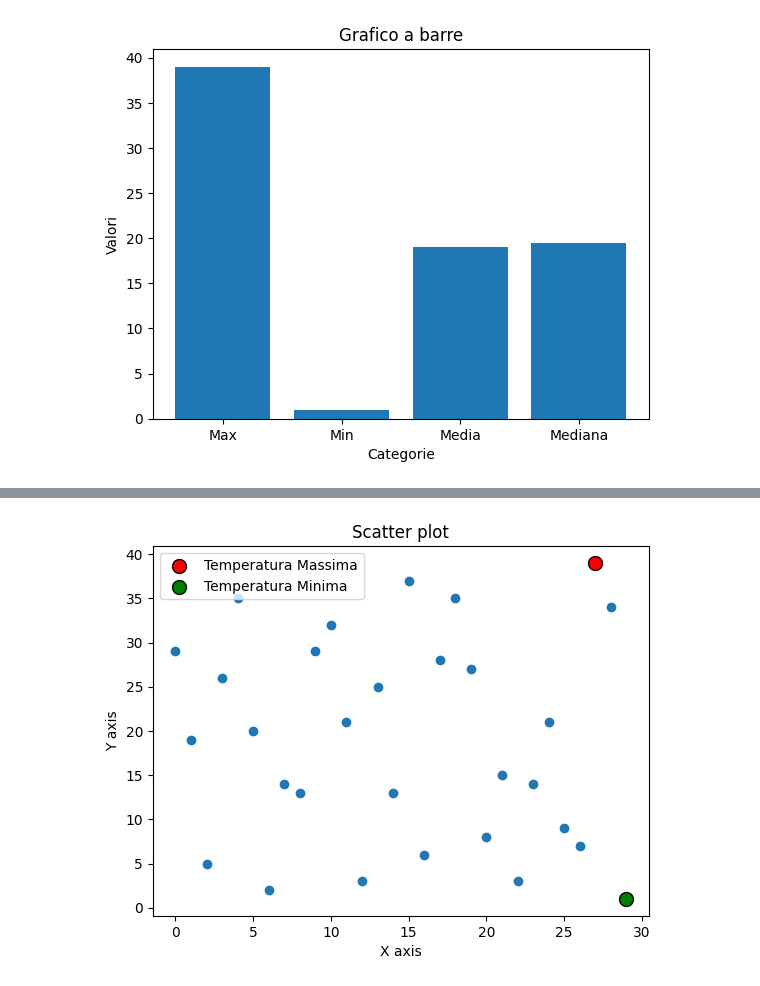
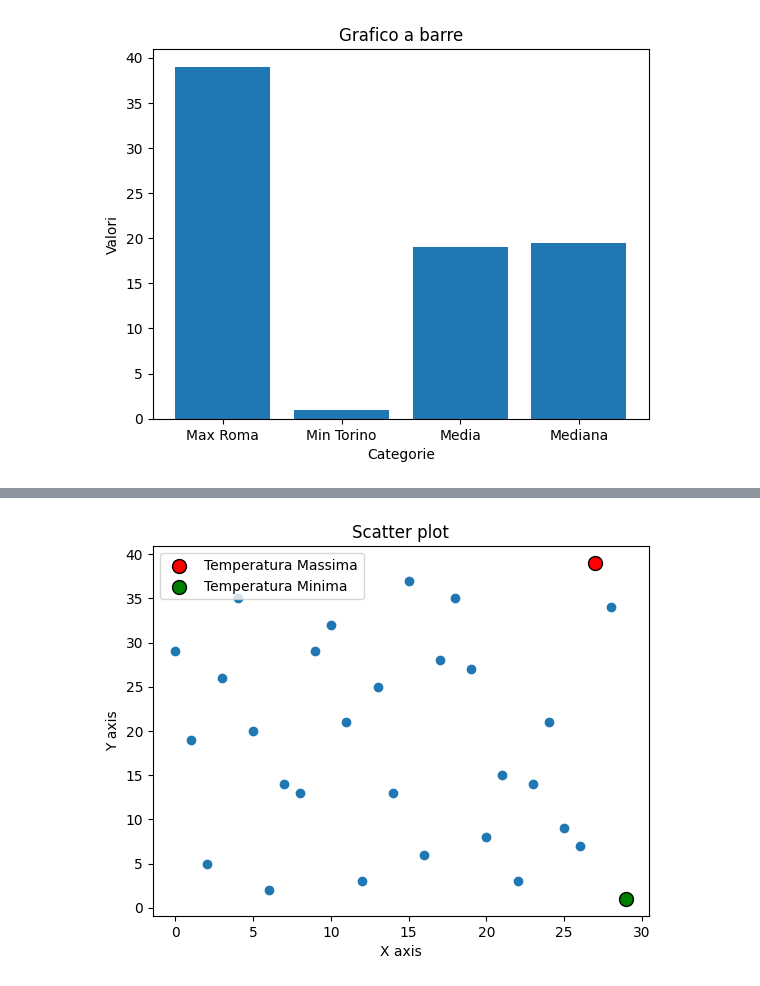
Before and after one commit to lemtiel93/Corso_AlessandroArgentino, a Jupyter notebook: corso-data-science/18-09/esercizio.ipynb, the cells around one changed output, grey strips where cells are left out. Saved outputs shown, nothing was run; the diff lists cells and outputs as text; code cells hidden in the pictures.

```diff
--- a/corso-data-science/18-09/esercizio.ipynb
+++ b/corso-data-science/18-09/esercizio.ipynb
@@ -25,17 +25,17 @@ temp_min = df['Temperatura'].min()
 temp_mean = df['Temperatura'].mean()
 temp_median = df['Temperatura'].median()
 # %%
-categories = ['Max', 'Min', 'Media', 'Mediana']
+categories = [f'Max {df['Città'][df['Temperatura'].idxmax()]}', f'Min {df['Città'][df['Temperatura'].idxmin()]}', 'Media', 'Mediana']
 values = [temp_max,temp_min,temp_mean,temp_median]
 
 plt.figure()
 plt.bar(categories, values)
 plt.title('Grafico a barre')
 plt.xlabel('Categorie')
 plt.ylabel('Valori')
 plt.show()
 # %% [output]
-[figure, old version]
+[figure, new version]
 # %%
 plt.figure()
 plt.plot(df.index,df['Temperatura'])
```
Also changed, not shown: parts of 2 cells of this notebook.
